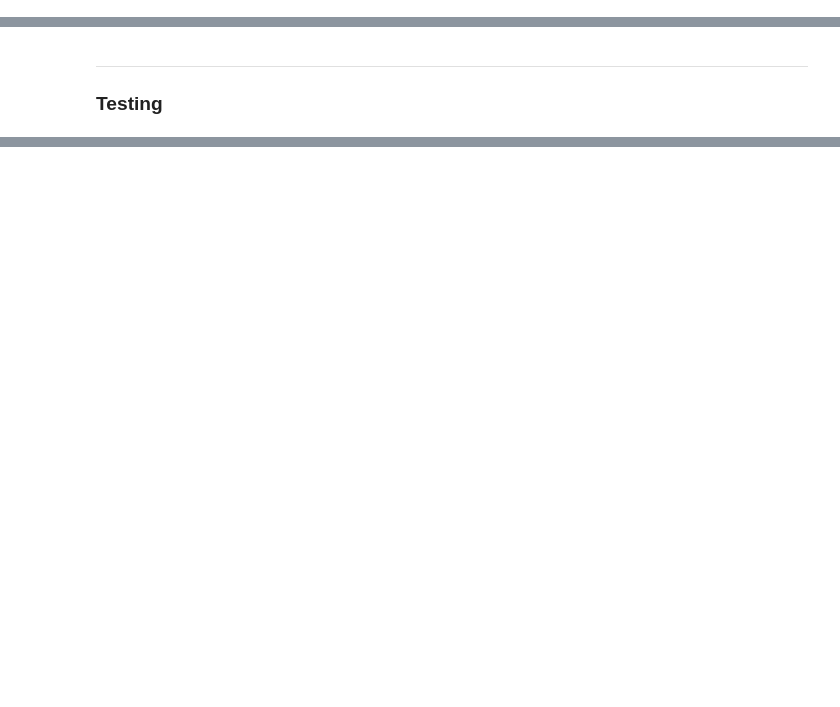
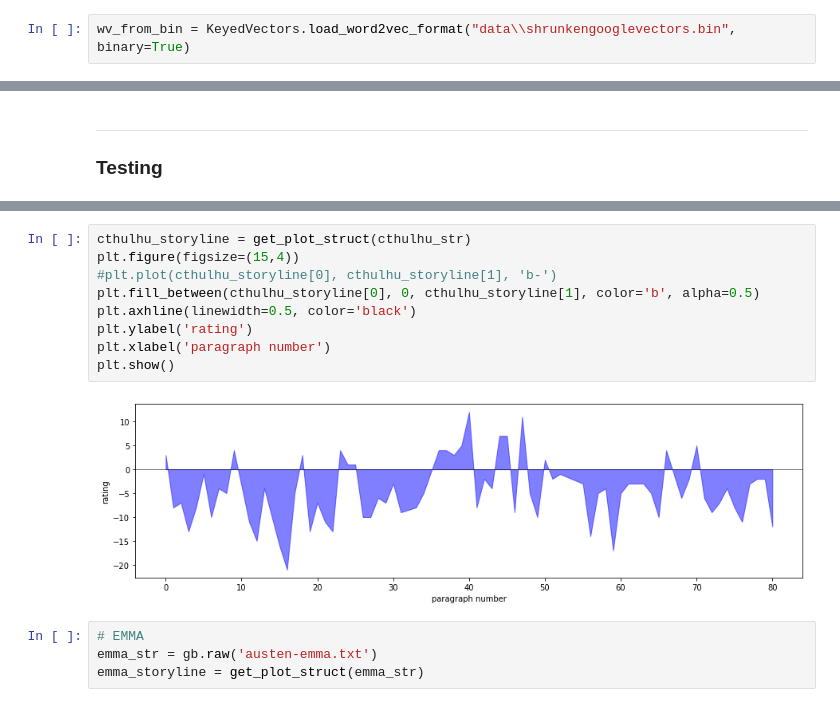
Before and after one commit to theairdemon/PlotGEN, a Jupyter notebook: v1_0.ipynb, the cells around one changed output, grey strips where cells are left out. Cells and saved outputs as stored; diff of their text form; blank space fills up the shorter version.

Commit message:
Plot Structures
Built plot structures using positve/negative word frequency. All links included in README. Also, cannot push shrunkengooglevector.bin to Github

```diff
--- a/v1_0.ipynb
+++ b/v1_0.ipynb
@@ -36,3 +45,5 @@ from nltk import wordnet as wn
+# %%
+wv_from_bin = KeyedVectors.load_word2vec_format("data\\shrunkengooglevectors.bin", binary=True)
 # %% [markdown]
 ---
 ### Step 1
@@ -113,0 +217,15 @@ print(cthulhu_sentence_graph)
+# %%
+cthulhu_storyline = get_plot_struct(cthulhu_str)
+plt.figure(figsize=(15,4))
+#plt.plot(cthulhu_storyline[0], cthulhu_storyline[1], 'b-')
+plt.fill_between(cthulhu_storyline[0], 0, cthulhu_storyline[1], color='b', alpha=0.5)
+plt.axhline(linewidth=0.5, color='black')
+plt.ylabel('rating')
+plt.xlabel('paragraph number')
+plt.show()
+# %% [output]
+[figure, added]
+# %%
+# EMMA
+emma_str = gb.raw('austen-emma.txt')
+emma_storyline = get_plot_struct(emma_str)
```
Also changed, not shown: parts of 11 cells of this notebook, 3 other files.
